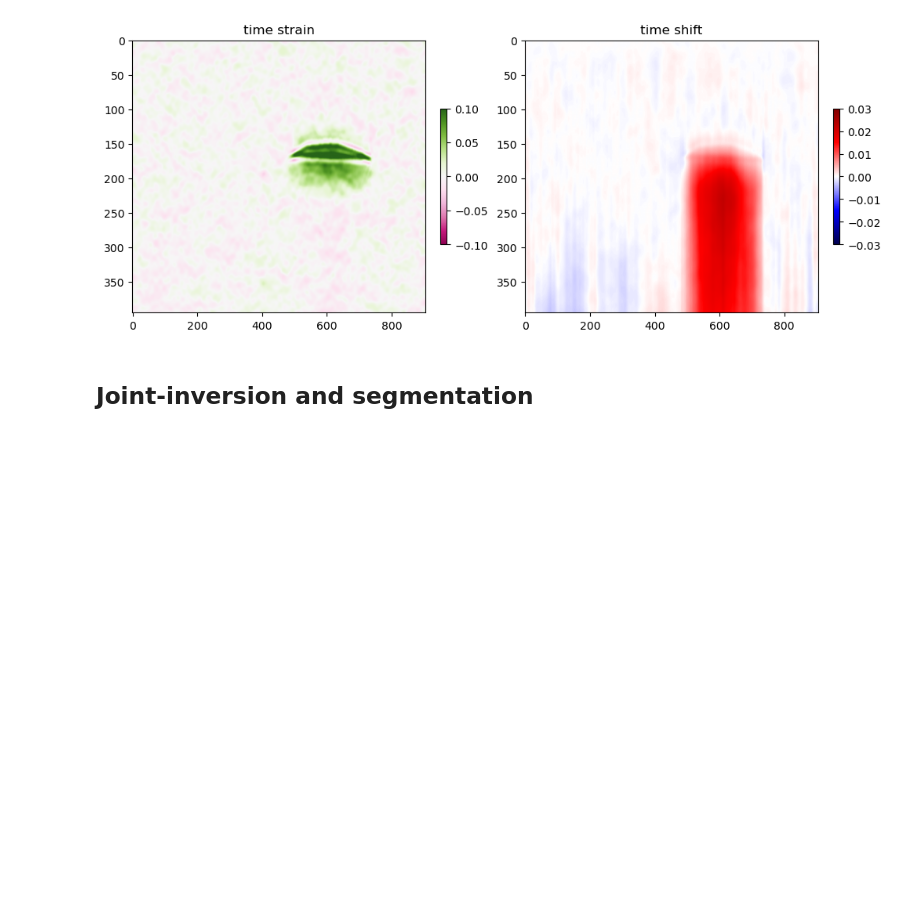
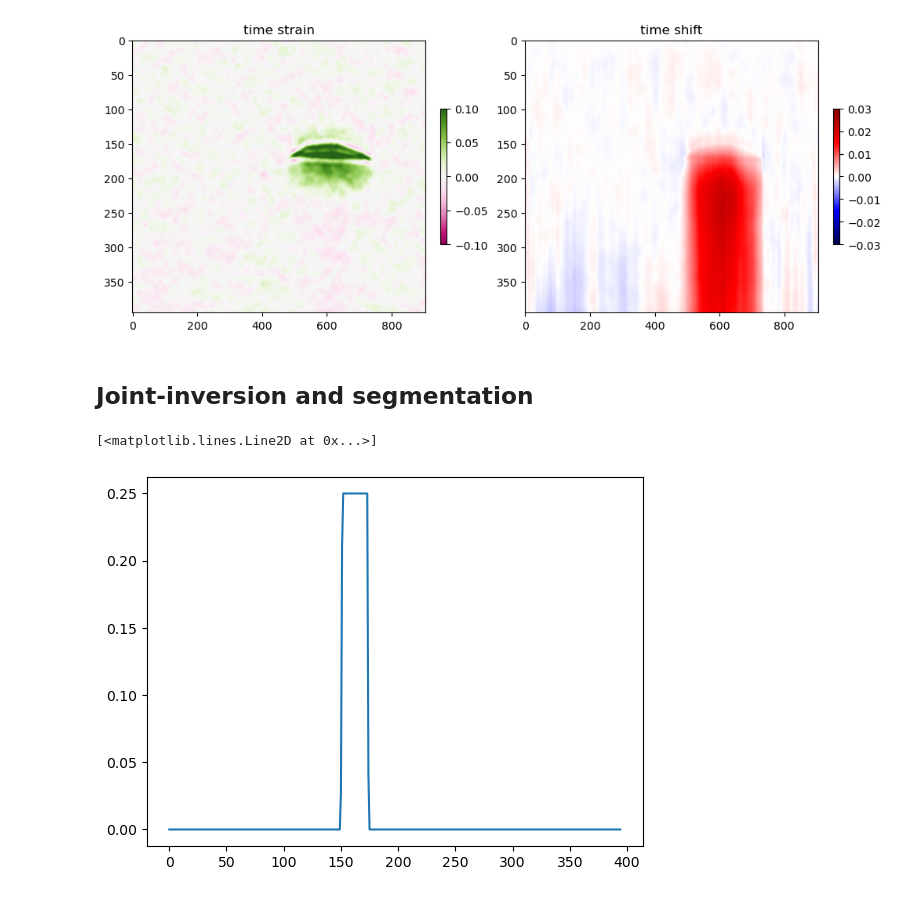
Before and after one commit to DIG-Kaust/strainprox, a Jupyter notebook: notebooks/hess/strain_inversion_cp.ipynb, the cells around one changed output. Cells and saved outputs as stored; diff of their text form; code cells hidden in the pictures; blank space fills up the shorter version.

```diff
--- a/notebooks/hess/strain_inversion_cp.ipynb
+++ b/notebooks/hess/strain_inversion_cp.ipynb
@@ -316,4 +316,9 @@ Total time 4.67 minutes
 [figure]
 # %% [markdown]
 ## Joint-inversion and segmentation
+# %%
+plt.plot(cp.asnumpy(utrue[:,600]))
+# %% [output]
+[<matplotlib.lines.Line2D at 0x...>]
+[figure, added]
 # %%
```
Also changed, not shown: parts of 4 cells of this notebook, 3 other files.
